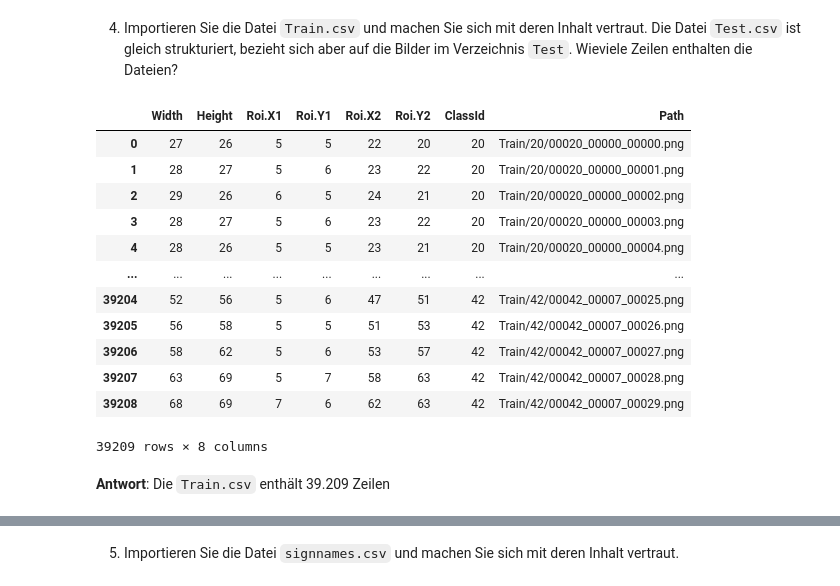
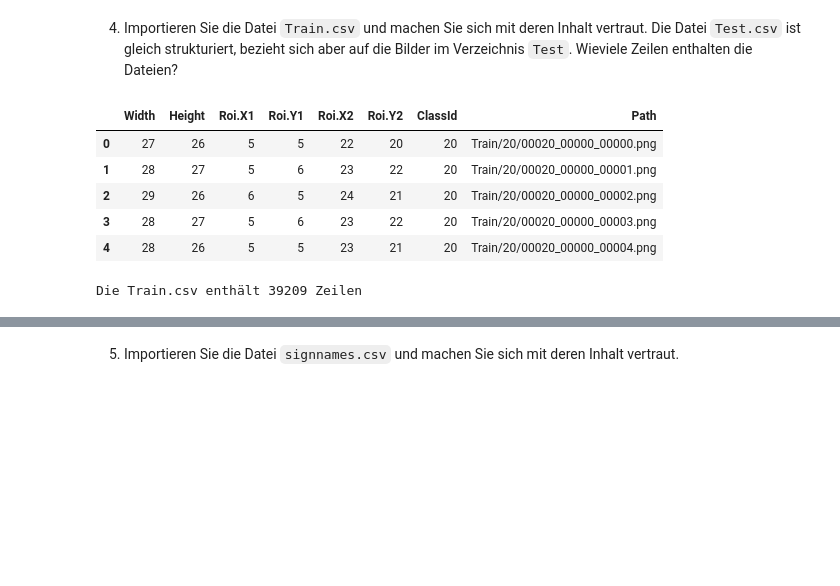
Before and after one commit to PatrykGadziomski/Data-Mining-and-Pattern-Recognition-HdM, a Jupyter notebook: Experiment 6 - CNN/Versuch_TrafficSignClassification.ipynb, the cells around one changed output, grey strips where cells are left out. Saved outputs shown, nothing was run; the diff lists cells and outputs as text; code cells hidden in the pictures; blank space fills up the shorter version.

```diff
--- a/Experiment 6 - CNN/Versuch_TrafficSignClassification.ipynb
+++ b/Experiment 6 - CNN/Versuch_TrafficSignClassification.ipynb
@@ -85,21 +88,17 @@ ski.io.imshow(selected_img)
 # %% [markdown]
 4. Importieren Sie die Datei `Train.csv` und machen Sie sich mit deren Inhalt vertraut. Die Datei `Test.csv` ist gleich strukturiert, bezieht sich aber auf die Bilder im Verzeichnis `Test`. Wieviele Zeilen enthalten die Dateien?
 # %%
-pd.read_csv('traffic-sign-recognition\\data\\Train.csv')
+train_data = pd.read_csv('traffic-sign-recognition\\data\\Train.csv')
+train_data.head()
 # %% [output]
 |  | Width | Height | Roi.X1 | Roi.Y1 | Roi.X2 | Roi.Y2 | ClassId | Path |
 | 0 | 27 | 26 | 5 | 5 | 22 | 20 | 20 | Train/20/00020_00000_00000.png |
 | 1 | 28 | 27 | 5 | 6 | 23 | 22 | 20 | Train/20/00020_00000_00001.png |
 | 2 | 29 | 26 | 6 | 5 | 24 | 21 | 20 | Train/20/00020_00000_00002.png |
 | 3 | 28 | 27 | 5 | 6 | 23 | 22 | 20 | Train/20/00020_00000_00003.png |
 | 4 | 28 | 26 | 5 | 5 | 23 | 21 | 20 | Train/20/00020_00000_00004.png |
-| ... | ... | ... | ... | ... | ... | ... | ... | ... |
-| 39204 | 52 | 56 | 5 | 6 | 47 | 51 | 42 | Train/42/00042_00007_00025.png |
-| 39205 | 56 | 58 | 5 | 5 | 51 | 53 | 42 | Train/42/00042_00007_00026.png |
-| 39206 | 58 | 62 | 5 | 6 | 53 | 57 | 42 | Train/42/00042_00007_00027.png |
-| 39207 | 63 | 69 | 5 | 7 | 58 | 63 | 42 | Train/42/00042_00007_00028.png |
-| 39208 | 68 | 69 | 7 | 6 | 62 | 63 | 42 | Train/42/00042_00007_00029.png |
-39209 rows × 8 columns
-# %% [markdown]
-**Antwort**: Die ``Train.csv`` enthält 39.209 Zeilen
+# %%
+print(f'Die Train.csv enthält {train_data.shape[0]} Zeilen')
+# %% [output]
+Die Train.csv enthält 39209 Zeilen
 # %%
```
Also changed, not shown: parts of 25 cells of this notebook.
